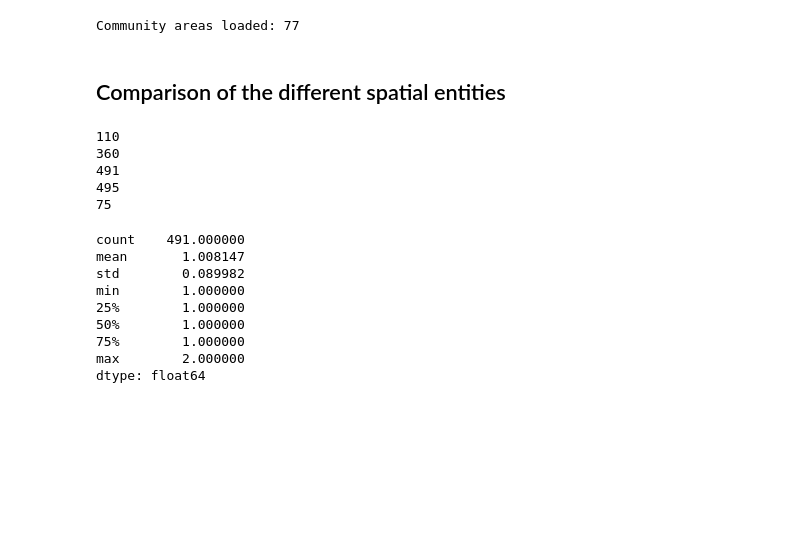
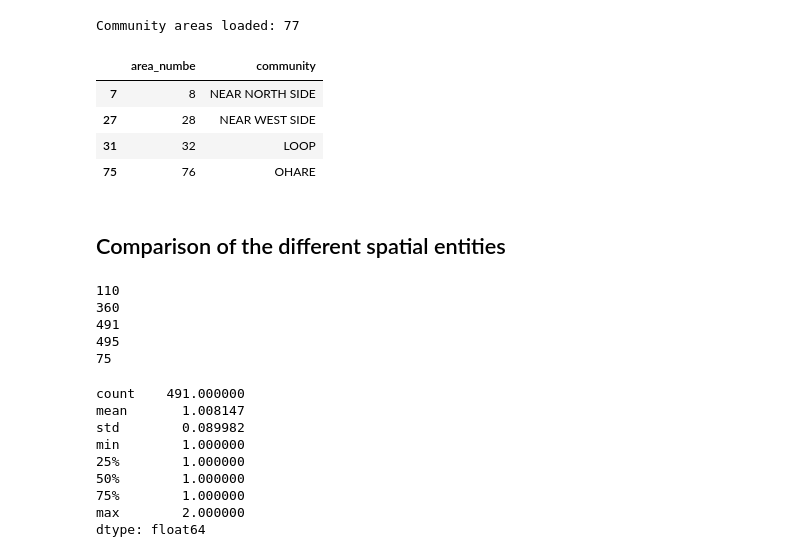
Before and after one commit to larissatheilmann/AAA_Project_Group7, a Jupyter notebook: notebooks/2.1 DescriptiveAnalysisSpatial.ipynb, the cells around one changed output. Cells and saved outputs as stored; diff of their text form; code cells hidden in the pictures; blank space fills up the shorter version.

```diff
--- a/notebooks/2.1 DescriptiveAnalysisSpatial.ipynb
+++ b/notebooks/2.1 DescriptiveAnalysisSpatial.ipynb
@@ -37,8 +37,20 @@ Community areas loaded: 77
 # %%
 community_areas["area_numbe"] = (
     community_areas["area_numbe"]
     .astype(int)
 )
+
+community_areas[
+    community_areas["area_numbe"].isin(
+        [8, 28, 32, 76]
+    )
+][["area_numbe", "community"]]
+# %% [output]
+|  | area_numbe | community |
+| 7 | 8 | NEAR NORTH SIDE |
+| 27 | 28 | NEAR WEST SIDE |
+| 31 | 32 | LOOP |
+| 75 | 76 | OHARE |
 # %%
 taxi_trips = pd.read_parquet("../data/processed/taxi_data_processed.parquet")
 
```
Also changed, not shown: parts of 17 cells of this notebook.
